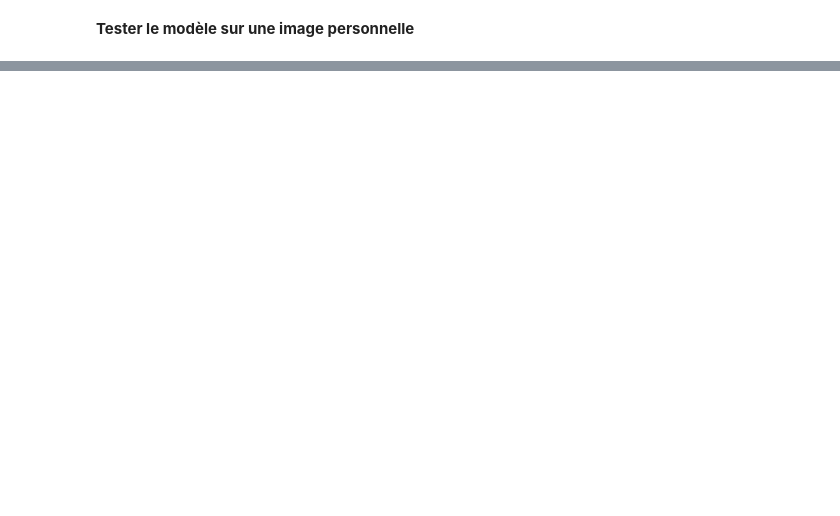
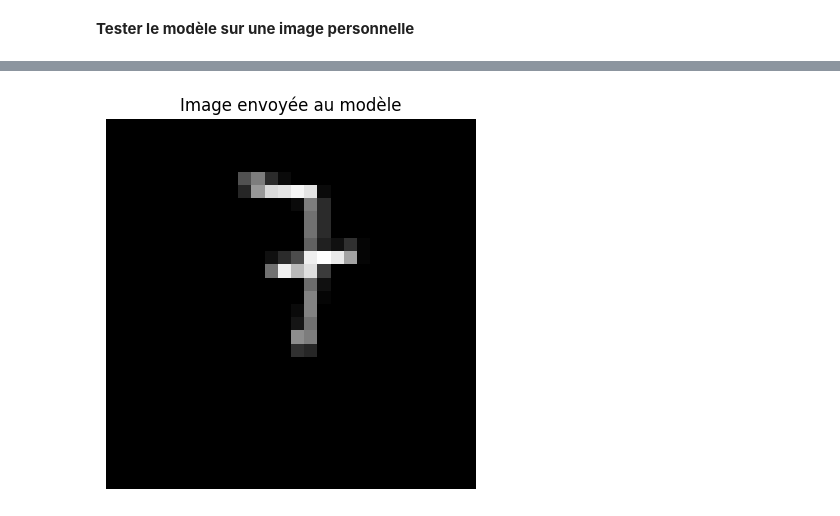
Before and after one commit to benameur21/Cnn-Mnist-Classification, a Jupyter notebook: Chap2_part1_TP2.ipynb, the cells around one changed output, grey strips where cells are left out. Saved outputs shown, nothing was run; the diff lists cells and outputs as text; code cells hidden in the pictures; blank space fills up the shorter version.

Commit message:
Add baseline CNN and handwritten digit prediction

```diff
--- a/Chap2_part1_TP2.ipynb
+++ b/Chap2_part1_TP2.ipynb
@@ -175,54 +174,67 @@ Test accuracy : 0.6882
 # 6. Tester le modèle sur une image personnelle
 # ============================================================
 
-from google.colab import files
+from tkinter import Tk, filedialog
 from PIL import Image
 import numpy as np
 import matplotlib.pyplot as plt
 
-# Importer l'image
-uploaded = files.upload()
+# Sélectionner une image depuis l'ordinateur
+root = Tk()
+root.withdraw()
 
-# Récupérer le nom du fichier importé
-filename = next(iter(uploaded))
+filename = filedialog.askopenfilename(
+    title="Sélectionner une image de chiffre manuscrit",
+    filetypes=[
+        ("Fichiers image", "*.png *.jpg *.jpeg"),
+        ("Tous les fichiers", "*.*")
+    ]
+)
 
-# Ouvrir l'image et la convertir en niveaux de gris
-img = Image.open(filename).convert('L')
+root.destroy()
 
-# Redimensionnement au format MNIST
-img = img.resize((28, 28))
+# Vérifier si une image a été sélectionnée
+if not filename:
+    print("Aucune image sélectionnée.")
+else:
 
-# Conversion en tableau NumPy
-x = np.array(img)
+    # Ouvrir l'image et la convertir en niveaux de gris
+    img = Image.open(filename).convert('L')
 
-# MNIST contient généralement un chiffre clair sur fond noir.
-# Si l'image est plutôt noire sur fond blanc, on inverse les couleurs.
-if x.mean() > 127:
-    x = 255 - x
+    # Redimensionner l'image au format MNIST (28 × 28 pixels)
+    img = img.resize((28, 28))
 
-# Normalisation : [0,255] -> [0,1]
-x = x / 255.0
+    # Convertir l'image en tableau NumPy
+    x = np.array(img)
 
-# Le modèle attend une entrée de forme :
-# (nombre_images, hauteur, largeur, canaux)
-# donc : (1, 28, 28, 1)
-x = x.reshape(1, 28, 28, 1)
+    # MNIST contient généralement un chiffre blanc sur un fond noir.
+    # Si l'image présente un fond blanc, inverser les couleurs.
+    if x.mean() > 127:
+        x = 255 - x
 
-# Affichage de l'image réellement envoyée au modèle
-plt.imshow(x[0, :, :, 0], cmap='gray')
-plt.title("Image envoyée au modèle")
-plt.axis('off')
-plt.show()
+    # Normaliser les pixels : passer de [0, 255] à [0, 1]
+    x = x / 255.0
 
-# Prédiction
-prediction = model.predict(x, verbose=0)
+    # Adapter la forme de l'image au format attendu par le modèle :
+    # (nombre d'images, hauteur, largeur, canaux)
+    # Soit : (1, 28, 28, 1)
+    x = x.reshape(1, 28, 28, 1)
 
-# Classe ayant la probabilité la plus élevée
-chiffre_predit = np.argmax(prediction[0])
+    # Afficher l'image réellement envoyée au modèle
+    plt.imshow(x[0, :, :, 0], cmap='gray')
+    plt.title("Image envoyée au modèle")
+    plt.axis('off')
+    plt.show()
 
-# Probabilité associée
-probabilite = prediction[0][chiffre_predit]
+    # Effectuer la prédiction
+    prediction = model.predict(x, verbose=0)
 
-print("Chiffre prédit :", chiffre_predit)
-print("Probabilité     :", round(float(probabilite), 4))
+    # Identifier la classe ayant la probabilité la plus élevée
+    chiffre_predit = np.argmax(prediction[0])
+
+    # Récupérer la probabilité associée au chiffre prédit
+    probabilite = prediction[0][chiffre_predit]
+
+    print("Chiffre prédit :", chiffre_predit)
+    print("Probabilité    :", round(float(probabilite), 4))
 # %% [output]
@@ -229,0 +241 @@ print("Probabilité     :", round(float(probabilite), 4))
+[figure, new version]
```
Also changed, not shown: parts of 5 cells of this notebook.
